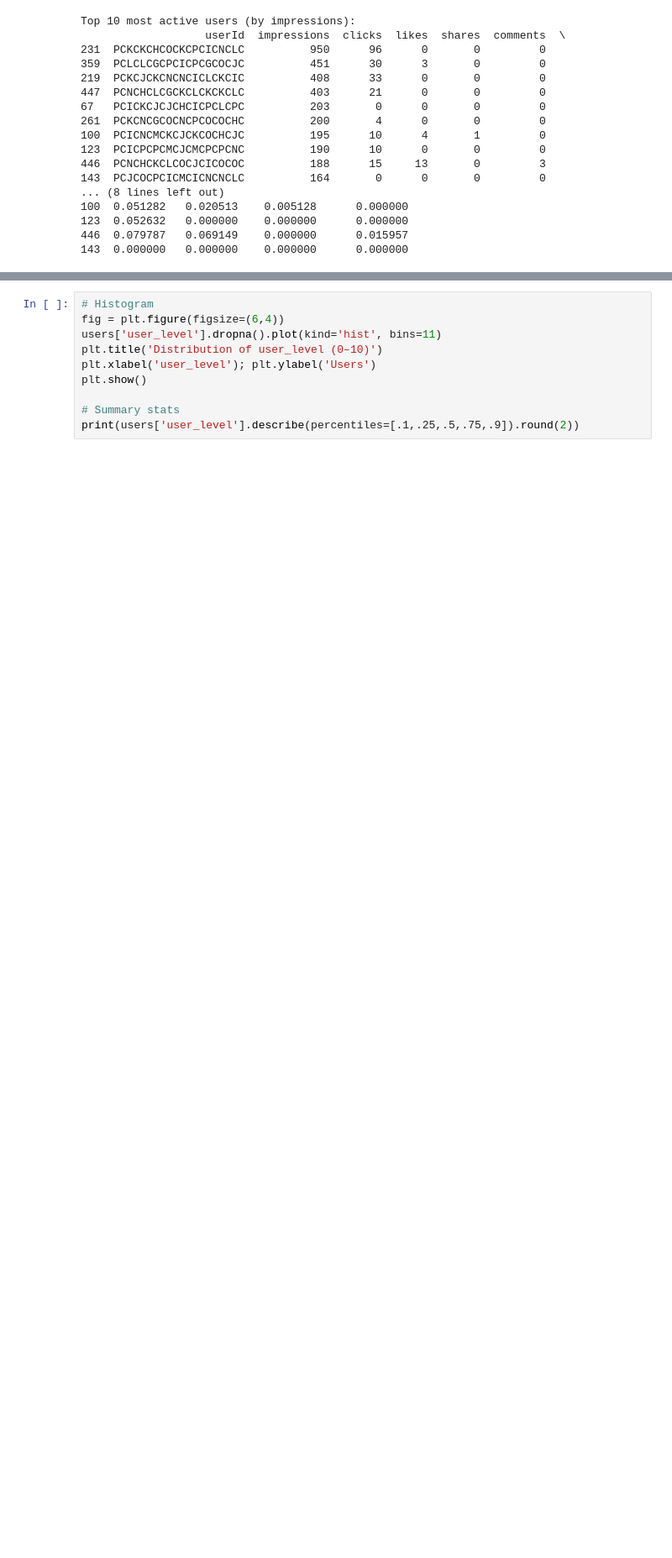
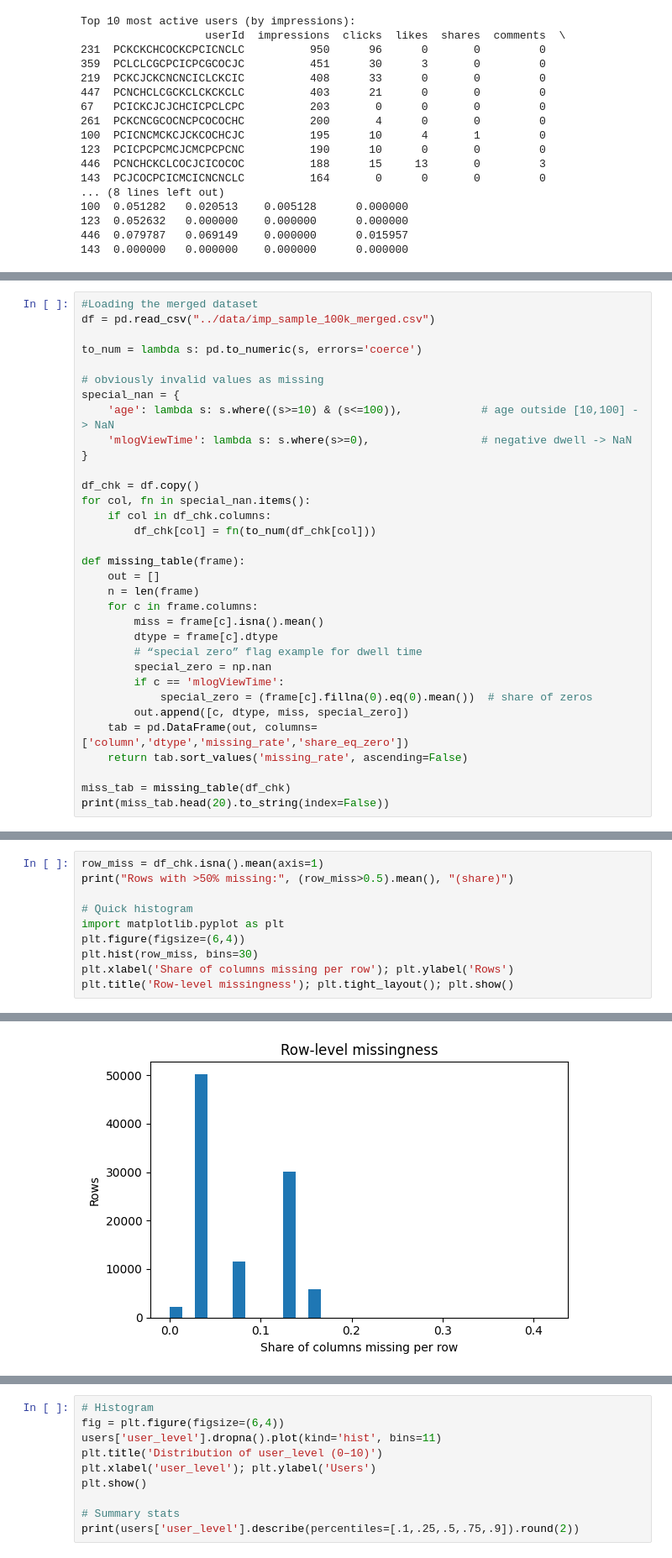
Before and after one commit to renaschaller/Master-Thesis-Music-Streaming, a Jupyter notebook: EDA/EDA.ipynb, the cells around one changed output, grey strips where cells are left out. Shown at 84% size. Cells and saved outputs as stored; diff of their text form; blank space fills up the shorter version.

Commit message:
added missing data section

```diff
--- a/EDA/EDA.ipynb
+++ b/EDA/EDA.ipynb
@@ -228,0 +241,33 @@ Top 10 most active users (by impressions):
+# %%
+#Loading the merged dataset
+df = pd.read_csv("../data/imp_sample_100k_merged.csv")
+
+to_num = lambda s: pd.to_numeric(s, errors='coerce')
+
+# obviously invalid values as missing
+special_nan = {
+    'age': lambda s: s.where((s>=10) & (s<=100)),            # age outside [10,100] -> NaN
+    'mlogViewTime': lambda s: s.where(s>=0),                 # negative dwell -> NaN
+}
+
+df_chk = df.copy()
+for col, fn in special_nan.items():
+    if col in df_chk.columns:
+        df_chk[col] = fn(to_num(df_chk[col]))
+
+def missing_table(frame):
+    out = []
+    n = len(frame)
+    for c in frame.columns:
+        miss = frame[c].isna().mean()
+        dtype = frame[c].dtype
+        # “special zero” flag example for dwell time
+        special_zero = np.nan
+        if c == 'mlogViewTime':
+            special_zero = (frame[c].fillna(0).eq(0).mean())  # share of zeros
+        out.append([c, dtype, miss, special_zero])
+    tab = pd.DataFrame(out, columns=['column','dtype','missing_rate','share_eq_zero'])
+    return tab.sort_values('missing_rate', ascending=False)
+
+miss_tab = missing_table(df_chk)
+print(miss_tab.head(20).to_string(index=False))
@@ -228,0 +308,11 @@ Top 10 most active users (by impressions):
+# %%
+row_miss = df_chk.isna().mean(axis=1)
+print("Rows with >50% missing:", (row_miss>0.5).mean(), "(share)")
+
+# Quick histogram
+import matplotlib.pyplot as plt
+plt.figure(figsize=(6,4))
+plt.hist(row_miss, bins=30)
+plt.xlabel('Share of columns missing per row'); plt.ylabel('Rows')
+plt.title('Row-level missingness'); plt.tight_layout(); plt.show()
+# %% [output]
@@ -229 +320,2 @@ Top 10 most active users (by impressions):
+[figure, added]
 # %% [markdown]
```
Also changed, not shown: parts of 13 cells of this notebook.
